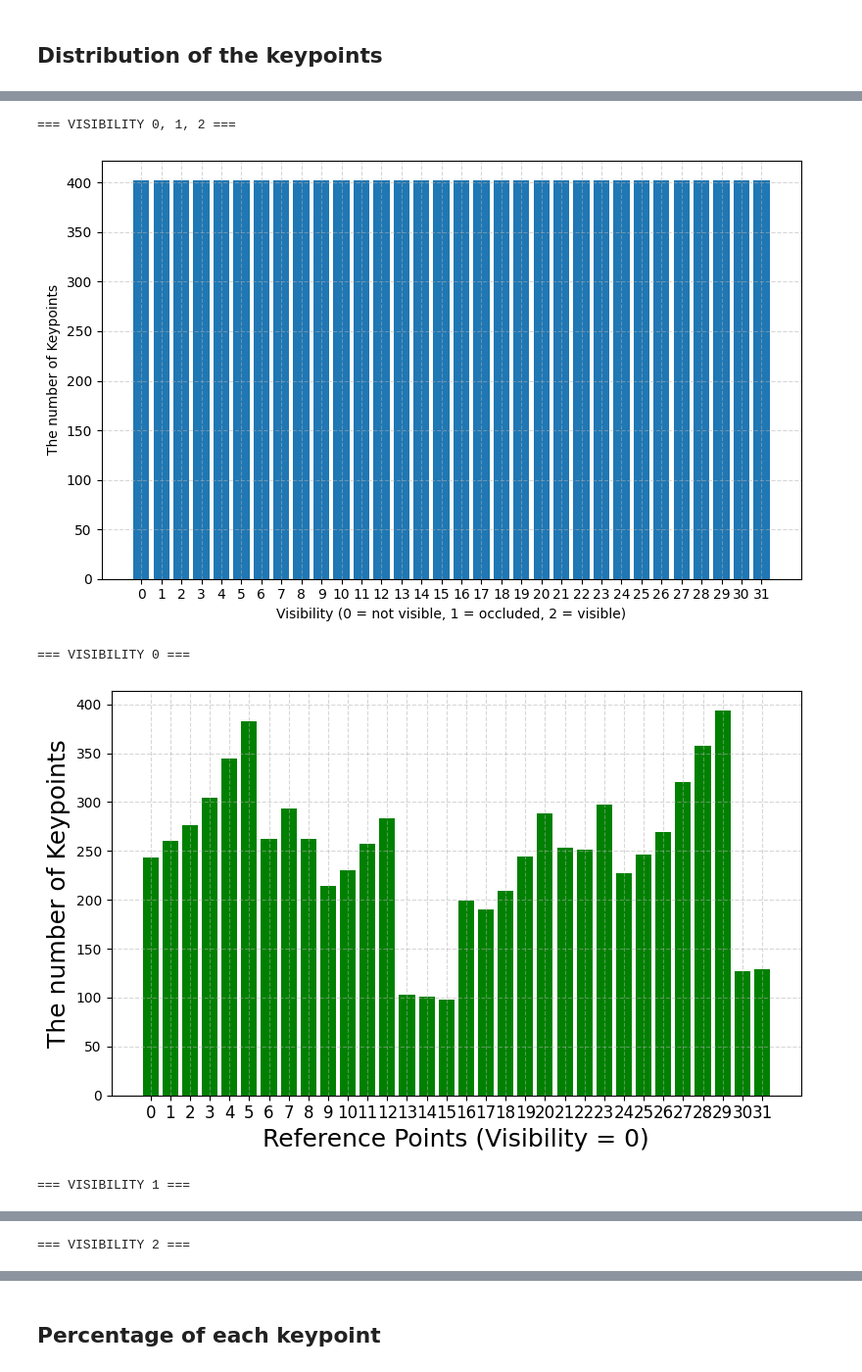
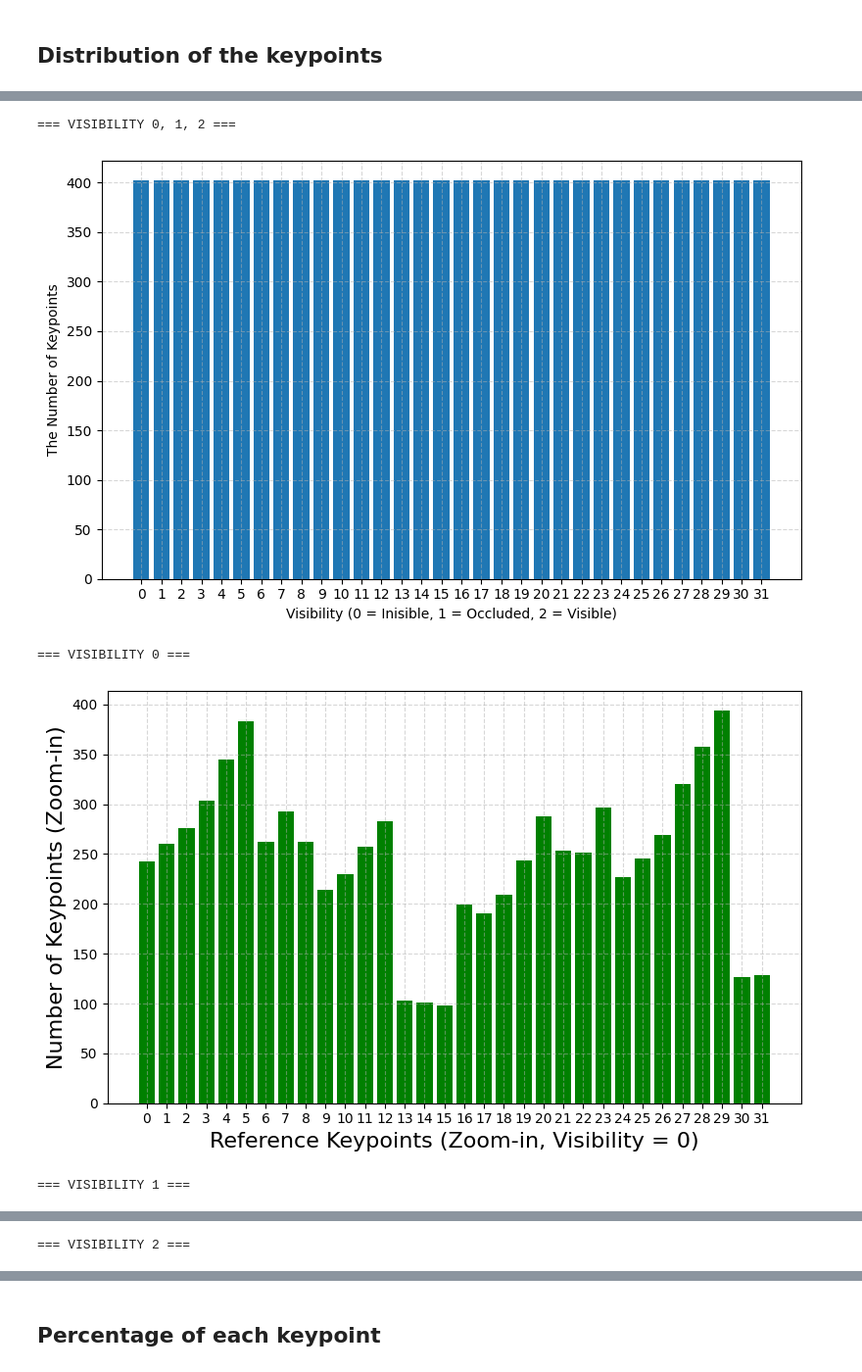
Before and after one commit to durrotunnashihin/yolov8pose-soccer-keypoint-homography-mapping, a Jupyter notebook: EDA.ipynb, the cells around one changed output, grey strips where cells are left out. Shown at 98% size. Cells and saved outputs as stored; diff of their text form; code cells hidden in the pictures.

```diff
--- a/EDA.ipynb
+++ b/EDA.ipynb
@@ -112,16 +112,17 @@ fig, ax = plt.subplots(figsize=(8, 5))
 bars = ax.bar(df_vis['v'].astype(int), df_vis['count'], color="green")
 # === Label and grid ===
 # ax.set_title('Visibility distribution (v) from Keypoints')
-ax.set_xlabel('Visibility (0 = not visible, 1 = occluded, 2 = visible)', fontsize=14)
-ax.set_ylabel('The number of Keypoints', fontsize=14)
+ax.set_xlabel('Visibility (0 =  Invisible, 1 = Occluded, 2 = Visible)', fontsize=16)
+ax.set_ylabel('The number of Keypoints', fontsize=16)
 ax.grid(True, linestyle='--', alpha=0.5)
 # === Add count labels above bars ===
 for bar in bars:
     height = bar.get_height()
     ax.text(bar.get_x() + bar.get_width()/2, height + 50,
-            f'{int(height)}', ha='center', fontsize=12, fontweight='bold')
-plt.xticks([0, 1, 2])  # Ensure order and consistency
+            f'{int(height)}', ha='center', fontsize=16)
+plt.xticks([0, 1, 2], fontsize=12)  # Ensure order and consistency
 plt.tight_layout()
+plt.ylim(0, df_vis['count'].max() + 500)
 plt.show()
 
 
@@ -135,8 +136,8 @@ fig, ax = plt.subplots(figsize=(8, 5))
 bars = ax.bar(df_vis['keypoint_index'].astype(int), df_vis['count'])
 # === Label and grid ===
 # ax.set_title('Keypoint Distribution for All Visibility')
-ax.set_xlabel('Visibility (0 = not visible, 1 = occluded, 2 = visible)')
-ax.set_ylabel('The number of Keypoints')
+ax.set_xlabel('Visibility (0 = Inisible, 1 = Occluded, 2 = Visible)')
+ax.set_ylabel('The Number of Keypoints')
 ax.grid(True, linestyle='--', alpha=0.5)
 plt.xticks(df_vis['keypoint_index'])  # to make it consistent
 plt.tight_layout()
@@ -152,11 +153,11 @@ for i in range(3):
     bars = ax.bar(df_vis['keypoint_index'].astype(int), df_vis['count'], color="green")
     # === Label and grid ===
     # ax.set_title('Keypoint Distribution for Visibility ' + str(i))
-    ax.set_xlabel(f'Reference Points (Visibility = {i})', fontsize=18)
-    ax.set_ylabel('The number of Keypoints', fontsize=18)
+    ax.set_xlabel(f'Reference Keypoints (Zoom-in, Visibility = {i})', fontsize=16)
+    ax.set_ylabel('Number of Keypoints (Zoom-in)', fontsize=16)
     ax.grid(True, linestyle='--', alpha=0.5)
     # ax.tick_params(axis='both', which='major', labelsize=11)
-    plt.xticks(df_vis['keypoint_index'], fontsize=12)  # to make it consistent
+    plt.xticks(df_vis['keypoint_index'], fontsize=10)  # to make it consistent
     plt.tight_layout()
     plt.show()
 # %% [output]
@@ -182,5 +183,5 @@ df_raw:
 === VISIBILITY 0, 1, 2 ===
-[figure, old version]
+[figure, new version]
 === VISIBILITY 0 ===
-[figure, old version]
+[figure, new version]
 === VISIBILITY 1 ===
```
Also changed, not shown: parts of 1 cell of this notebook.
